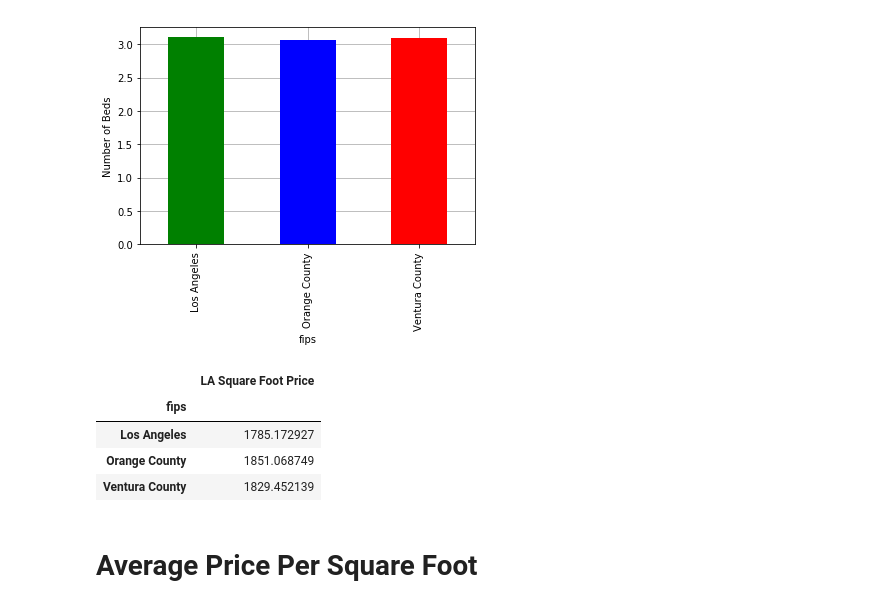
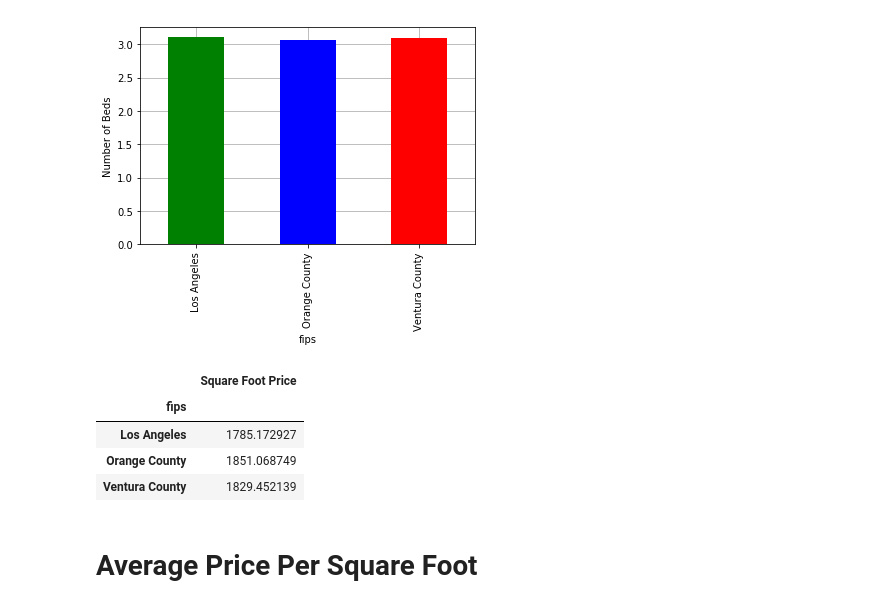
Before and after one commit to equilibrium360/zillow_analytics, a Jupyter notebook: brandon_zillow/New.ipynb, the cells around one changed output. Saved outputs shown, nothing was run; the diff lists cells and outputs as text; code cells hidden in the pictures.

```diff
--- a/brandon_zillow/New.ipynb
+++ b/brandon_zillow/New.ipynb
@@ -105,11 +106,11 @@ pricePerFtVC = priceVC / sumOfSqFtVC
 # %%
 priceFinal = countiesRenamed.groupby("fips")["calc_sqft"].mean()
 # %%
-price_df = pd.DataFrame({"LA Square Foot Price": priceFinal})
+price_df = pd.DataFrame({"Square Foot Price": priceFinal})
 newPrice_df = price_df[(price_df.T !=0).any()]
 newPrice_df
 # %% [output]
-|  | LA Square Foot Price |
+|  | Square Foot Price |
 | fips |  |
 | Los Angeles | 1785.172927 |
 | Orange County | 1851.068749 |
```
Also changed, not shown: parts of 10 cells of this notebook.
